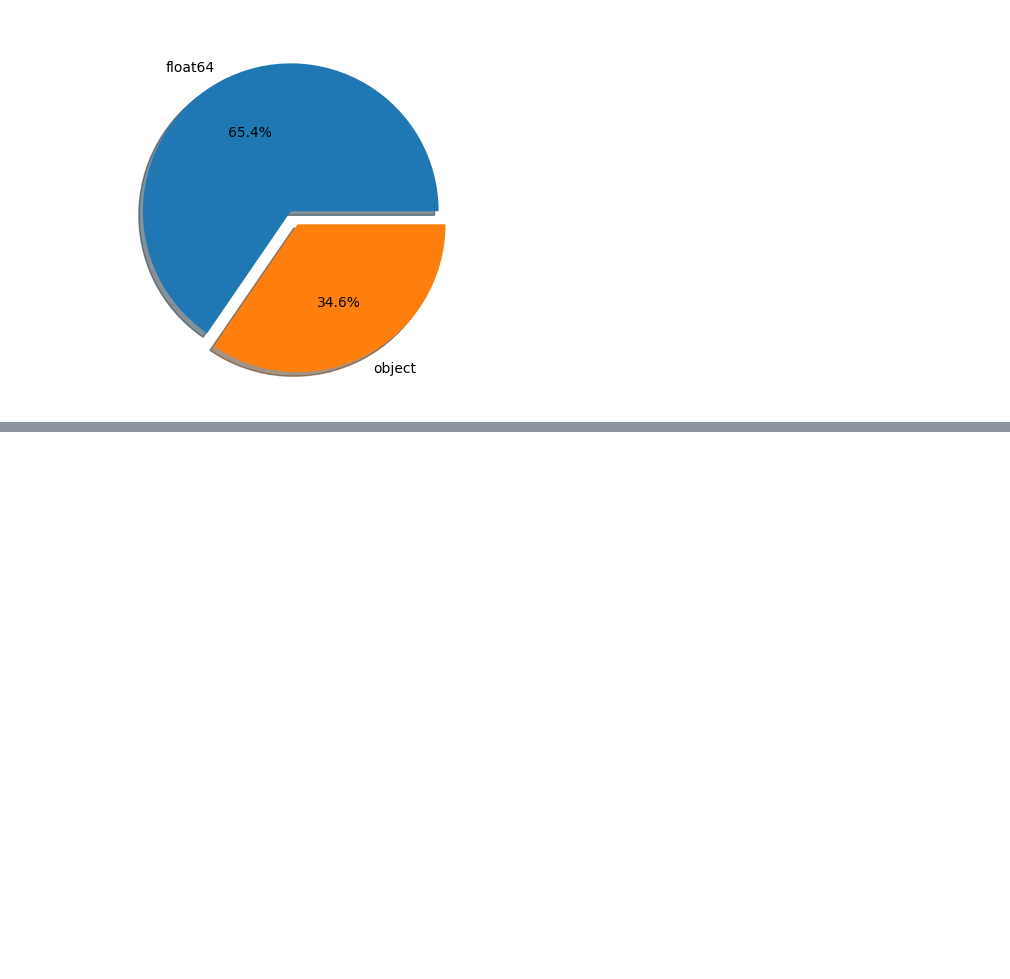
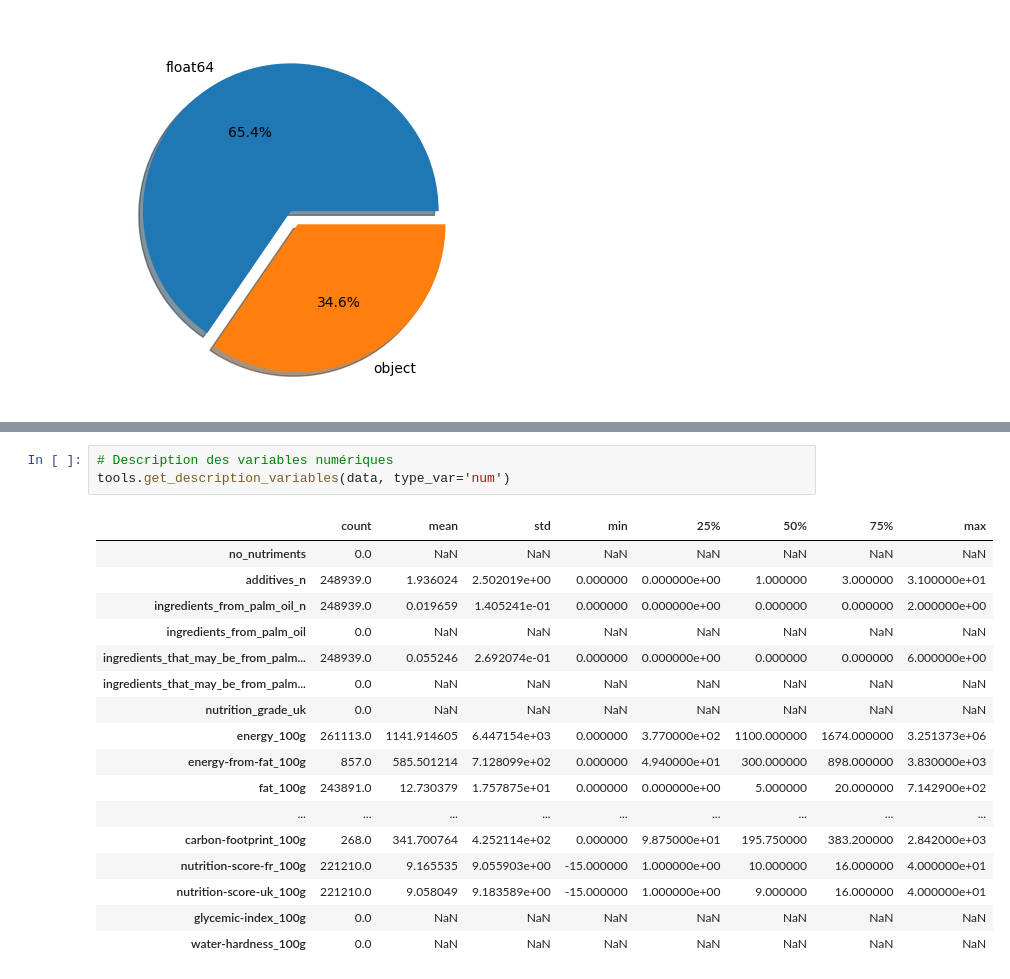
Before and after one commit to 110111-1/DS-OPENFOODFACT-SANTE, a Jupyter notebook: V1_Moty_Philippe_1_1122.ipynb, the cells around one changed output, grey strips where cells are left out. Saved outputs shown, nothing was run; the diff lists cells and outputs as text; blank space fills up the shorter version.

```diff
--- a/V1_Moty_Philippe_1_1122.ipynb
+++ b/V1_Moty_Philippe_1_1122.ipynb
@@ -133,0 +149,21 @@ def description_variables(dataframe,type_var='all'):
+# %%
+# Description des variables numériques
+tools.get_description_variables(data, type_var='num')
+# %% [output]
+|  | count | mean | std | min | 25% | 50% | 75% | max |
+| no_nutriments | 0.0 | NaN | NaN | NaN | NaN | NaN | NaN | NaN |
+| additives_n | 248939.0 | 1.936024 | 2.502019e+00 | 0.000000 | 0.000000e+00 | 1.000000 | 3.000000 | 3.100000e+01 |
+| ingredients_from_palm_oil_n | 248939.0 | 0.019659 | 1.405241e-01 | 0.000000 | 0.000000e+00 | 0.000000 | 0.000000 | 2.000000e+00 |
+| ingredients_from_palm_oil | 0.0 | NaN | NaN | NaN | NaN | NaN | NaN | NaN |
+| ingredients_that_may_be_from_palm... | 248939.0 | 0.055246 | 2.692074e-01 | 0.000000 | 0.000000e+00 | 0.000000 | 0.000000 | 6.000000e+00 |
+| ingredients_that_may_be_from_palm... | 0.0 | NaN | NaN | NaN | NaN | NaN | NaN | NaN |
+| nutrition_grade_uk | 0.0 | NaN | NaN | NaN | NaN | NaN | NaN | NaN |
+| energy_100g | 261113.0 | 1141.914605 | 6.447154e+03 | 0.000000 | 3.770000e+02 | 1100.000000 | 1674.000000 | 3.251373e+06 |
+| energy-from-fat_100g | 857.0 | 585.501214 | 7.128099e+02 | 0.000000 | 4.940000e+01 | 300.000000 | 898.000000 | 3.830000e+03 |
+| fat_100g | 243891.0 | 12.730379 | 1.757875e+01 | 0.000000 | 0.000000e+00 | 5.000000 | 20.000000 | 7.142900e+02 |
+| ... | ... | ... | ... | ... | ... | ... | ... | ... |
+| carbon-footprint_100g | 268.0 | 341.700764 | 4.252114e+02 | 0.000000 | 9.875000e+01 | 195.750000 | 383.200000 | 2.842000e+03 |
+| nutrition-score-fr_100g | 221210.0 | 9.165535 | 9.055903e+00 | -15.000000 | 1.000000e+00 | 10.000000 | 16.000000 | 4.000000e+01 |
+| nutrition-score-uk_100g | 221210.0 | 9.058049 | 9.183589e+00 | -15.000000 | 1.000000e+00 | 9.000000 | 16.000000 | 4.000000e+01 |
+| glycemic-index_100g | 0.0 | NaN | NaN | NaN | NaN | NaN | NaN | NaN |
+| water-hardness_100g | 0.0 | NaN | NaN | NaN | NaN | NaN | NaN | NaN |
```
Also changed, not shown: parts of 10 cells of this notebook, 1 other file.
